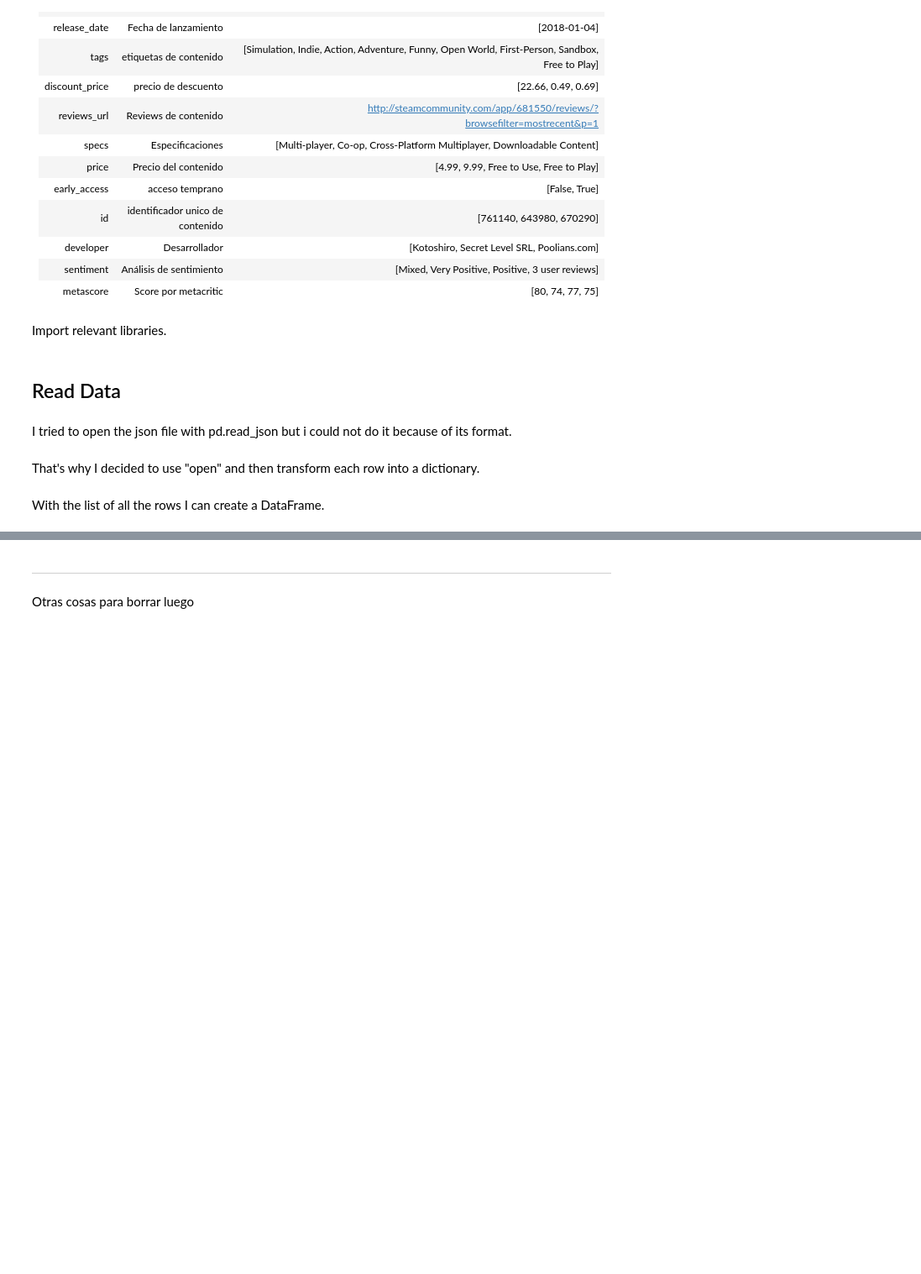
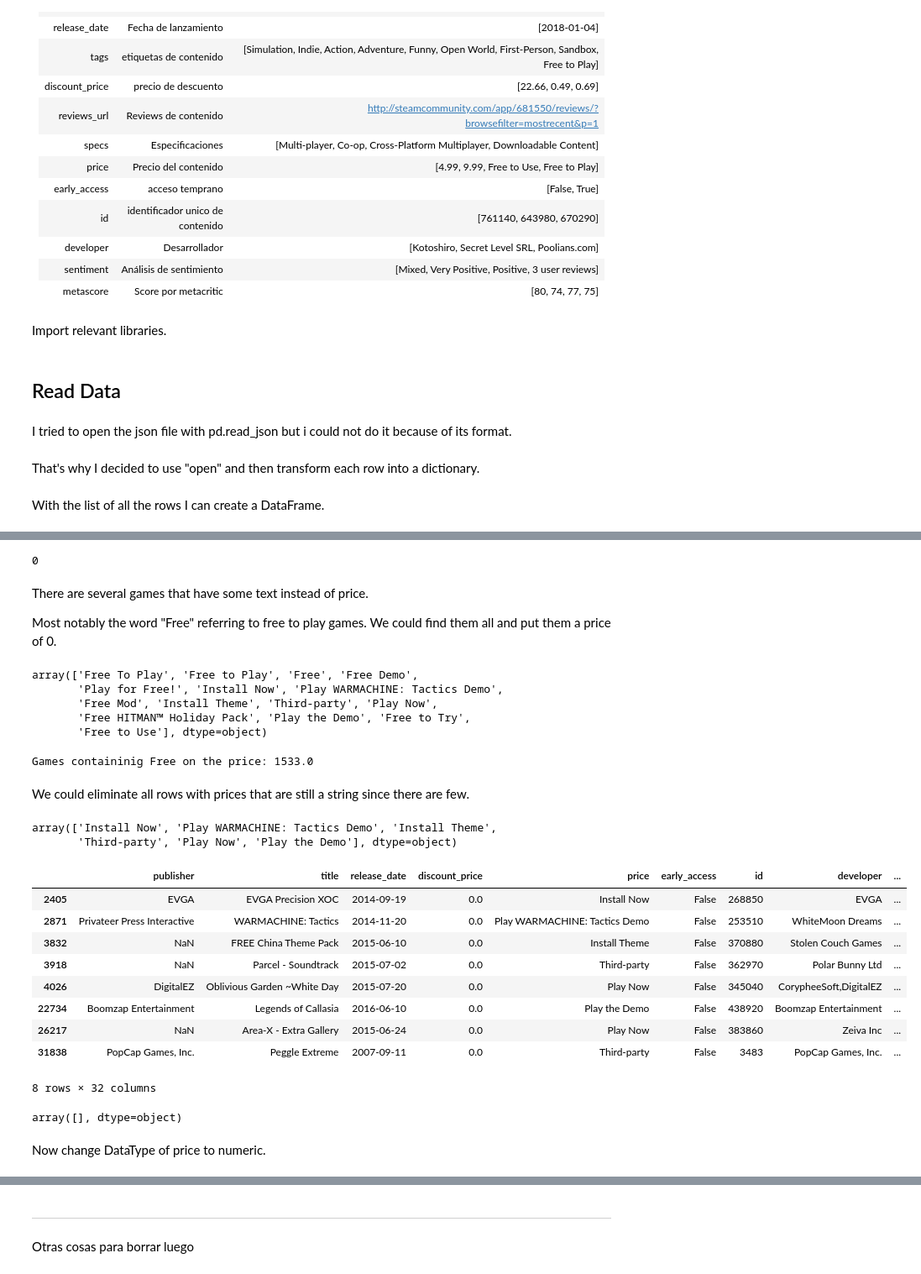
Before and after one commit to SebastianBesio/PI_ML_OPS, a Jupyter notebook: 1_EDA.ipynb, the cells around one changed output, grey strips where cells are left out. Shown: that part at 84% size. Saved outputs shown, nothing was run; the diff lists cells and outputs as text; code cells hidden in the pictures; blank space fills up the shorter version.

```diff
--- a/1_EDA.ipynb
+++ b/1_EDA.ipynb
@@ -231,0 +297,3 @@ TypeError: unhashable type: 'list'
+# %%
+cleanedGamesDf.drop(columns='app_name', inplace=True)
+cleanedGamesDf.head(2)
@@ -231,0 +338,2 @@ TypeError: unhashable type: 'list'
+# %%
+cleanedGamesDf['discount_price'].fillna(0, inplace=True)
@@ -231,0 +384,45 @@ TypeError: unhashable type: 'list'
+# %%
+cleanedGamesDf.dropna(subset=['price'], inplace=True)
+# %%
+cleanedGamesDf['price'].isna().sum()
+# %% [output]
+0
+# %% [markdown]
+There are several games that have some text instead of price.
+
+Most notably the word "Free" referring to free to play games. We could find them all and put them a price of 0.
+# %%
+cleanedGamesDf[cleanedGamesDf['price'].map(type) == str]['price'].unique()
+# %% [output]
+array(['Free To Play', 'Free to Play', 'Free', 'Free Demo',
+       'Play for Free!', 'Install Now', 'Play WARMACHINE: Tactics Demo',
+       'Free Mod', 'Install Theme', 'Third-party', 'Play Now',
+       'Free HITMAN™ Holiday Pack', 'Play the Demo', 'Free to Try',
+       'Free to Use'], dtype=object)
+# %%
+print("Games containinig Free on the price:", cleanedGamesDf['price'].str.count("Free").sum())
+# %% [output]
+Games containinig Free on the price: 1533.0
+# %%
+# Change all games containing Free to 0
+cleanedGamesDf[cleanedGamesDf['price'].str.contains('Free', na=False)] = 0
+# %% [markdown]
+We could eliminate all rows with prices that are still a string since there are few.
+# %%
+cleanedGamesDf[cleanedGamesDf['price'].map(type) == str]['price'].unique()
+# %% [output]
+array(['Install Now', 'Play WARMACHINE: Tactics Demo', 'Install Theme',
+       'Third-party', 'Play Now', 'Play the Demo'], dtype=object)
+# %%
+cleanedGamesDf[cleanedGamesDf['price'].map(type) == str]
+# %% [output]
+|  | publisher | title | release_date | discount_price | price | early_access | id | developer | ... |
+| 2405 | EVGA | EVGA Precision XOC | 2014-09-19 | 0.0 | Install Now | False | 268850 | EVGA | ... |
+| 2871 | Privateer Press Interactive | WARMACHINE: Tactics | 2014-11-20 | 0.0 | Play WARMACHINE: Tactics Demo | False | 253510 | WhiteMoon Dreams | ... |
+| 3832 | NaN | FREE China Theme Pack | 2015-06-10 | 0.0 | Install Theme | False | 370880 | Stolen Couch Games | ... |
+| 3918 | NaN | Parcel - Soundtrack | 2015-07-02 | 0.0 | Third-party | False | 362970 | Polar Bunny Ltd | ... |
+| 4026 | DigitalEZ | Oblivious Garden ~White Day | 2015-07-20 | 0.0 | Play Now | False | 345040 | CorypheeSoft,DigitalEZ | ... |
+| 22734 | Boomzap Entertainment | Legends of Callasia | 2016-06-10 | 0.0 | Play the Demo | False | 438920 | Boomzap Entertainment | ... |
+| 26217 | NaN | Area-X - Extra Gallery | 2015-06-24 | 0.0 | Play Now | False | 383860 | Zeiva Inc | ... |
+| 31838 | PopCap Games, Inc. | Peggle Extreme | 2007-09-11 | 0.0 | Third-party | False | 3483 | PopCap Games, Inc. | ... |
+8 rows × 32 columns
@@ -231,0 +431,6 @@ TypeError: unhashable type: 'list'
+# %%
+cleanedGamesDf[cleanedGamesDf['price'].map(type) == str]['price'].unique()
+# %% [output]
+array([], dtype=object)
+# %% [markdown]
+Now change DataType of price to numeric.
```
Also changed, not shown: parts of 77 cells of this notebook.
